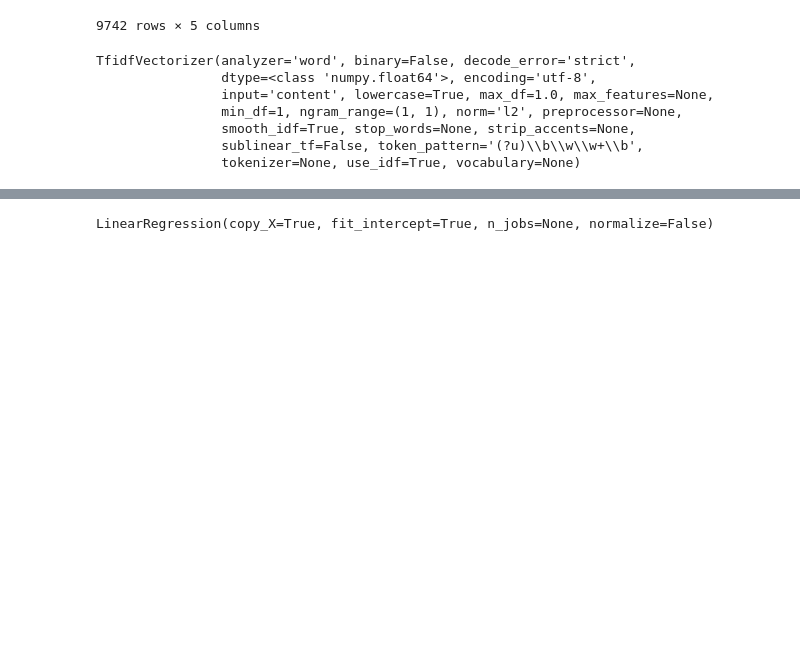
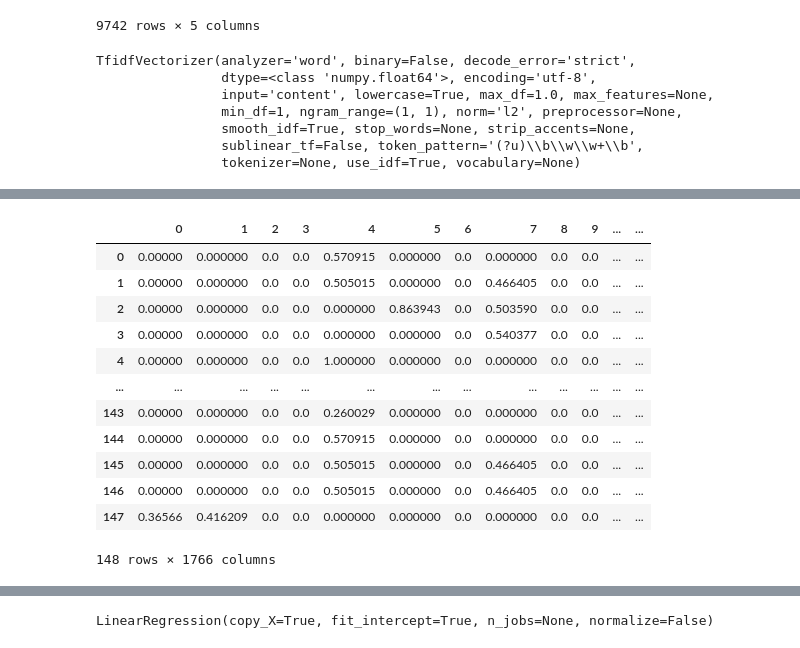
Before and after one commit to Denis-hap/pyda-9, a Jupyter notebook: RSML_2/2/dz_2_ver_2.ipynb, the cells around one changed output, grey strips where cells are left out. Drawn from its saved outputs; the diff is of its cells as text; code cells hidden in the pictures; blank space fills up the shorter version.

```diff
--- a/RSML_2/2/dz_2_ver_2.ipynb
+++ b/RSML_2/2/dz_2_ver_2.ipynb
@@ -75,10 +75,8 @@ movies_modified_new
 | 9741 | 193609 | Andrew Dice Clay: Dice Rules (1991) | Comedy | Comedy |  |
 9742 rows × 5 columns
 # %%
-# Насколько правильно использовать tfidf_transformer_genres.fit(movies_modified_new[['list_genres','tag']]) ?
-
 tfidf_transformer_genres = TfidfVectorizer()
-tfidf_transformer_genres.fit(movies_modified_new[['list_genres','tag']])
+tfidf_transformer_genres.fit(movies_modified_new['list_genres'])
 # %% [output]
 TfidfVectorizer(analyzer='word', binary=False, decode_error='strict',
                 dtype=<class 'numpy.float64'>, encoding='utf-8',
@@ -87,3 +85,6 @@ TfidfVectorizer(analyzer='word', binary=False, decode_error='strict',
                 smooth_idf=True, stop_words=None, strip_accents=None,
                 sublinear_tf=False, token_pattern='(?u)\\b\\w\\w+\\b',
                 tokenizer=None, use_idf=True, vocabulary=None)
+# %%
+tfidf_transformer_tag = TfidfVectorizer()
+tfidf_transformer_tag.fit(movies_modified_new['tag'])
@@ -127,0 +140,22 @@ X, y = tfidf_transformer.transform(for_model_df['tag']), for_model_df['rating']
+# %%
+X_1 = pd.DataFrame(tfidf_transformer_genres.transform(for_model_df['list_genres']).toarray())
+X_2 = pd.DataFrame(tfidf_transformer_tag.transform(for_model_df['list_genres']).toarray())
+y =  for_model_df['rating']
+# %%
+for_model_df = for_model_df.reset_index()
+X = pd.concat([X_1, X_2, for_model_df['rating_median'],for_model_df['rating_mean']],sort=False,axis=1)
+X
+# %% [output]
+|  | 0 | 1 | 2 | 3 | 4 | 5 | 6 | 7 | 8 | 9 | ... | ... |
+| 0 | 0.00000 | 0.000000 | 0.0 | 0.0 | 0.570915 | 0.000000 | 0.0 | 0.000000 | 0.0 | 0.0 | ... | ... |
+| 1 | 0.00000 | 0.000000 | 0.0 | 0.0 | 0.505015 | 0.000000 | 0.0 | 0.466405 | 0.0 | 0.0 | ... | ... |
+| 2 | 0.00000 | 0.000000 | 0.0 | 0.0 | 0.000000 | 0.863943 | 0.0 | 0.503590 | 0.0 | 0.0 | ... | ... |
+| 3 | 0.00000 | 0.000000 | 0.0 | 0.0 | 0.000000 | 0.000000 | 0.0 | 0.540377 | 0.0 | 0.0 | ... | ... |
+| 4 | 0.00000 | 0.000000 | 0.0 | 0.0 | 1.000000 | 0.000000 | 0.0 | 0.000000 | 0.0 | 0.0 | ... | ... |
+| ... | ... | ... | ... | ... | ... | ... | ... | ... | ... | ... | ... | ... |
+| 143 | 0.00000 | 0.000000 | 0.0 | 0.0 | 0.260029 | 0.000000 | 0.0 | 0.000000 | 0.0 | 0.0 | ... | ... |
+| 144 | 0.00000 | 0.000000 | 0.0 | 0.0 | 0.570915 | 0.000000 | 0.0 | 0.000000 | 0.0 | 0.0 | ... | ... |
+| 145 | 0.00000 | 0.000000 | 0.0 | 0.0 | 0.505015 | 0.000000 | 0.0 | 0.466405 | 0.0 | 0.0 | ... | ... |
+| 146 | 0.00000 | 0.000000 | 0.0 | 0.0 | 0.505015 | 0.000000 | 0.0 | 0.466405 | 0.0 | 0.0 | ... | ... |
+| 147 | 0.36566 | 0.416209 | 0.0 | 0.0 | 0.000000 | 0.000000 | 0.0 | 0.000000 | 0.0 | 0.0 | ... | ... |
+148 rows × 1766 columns
```
Also changed, not shown: parts of 14 cells of this notebook.
